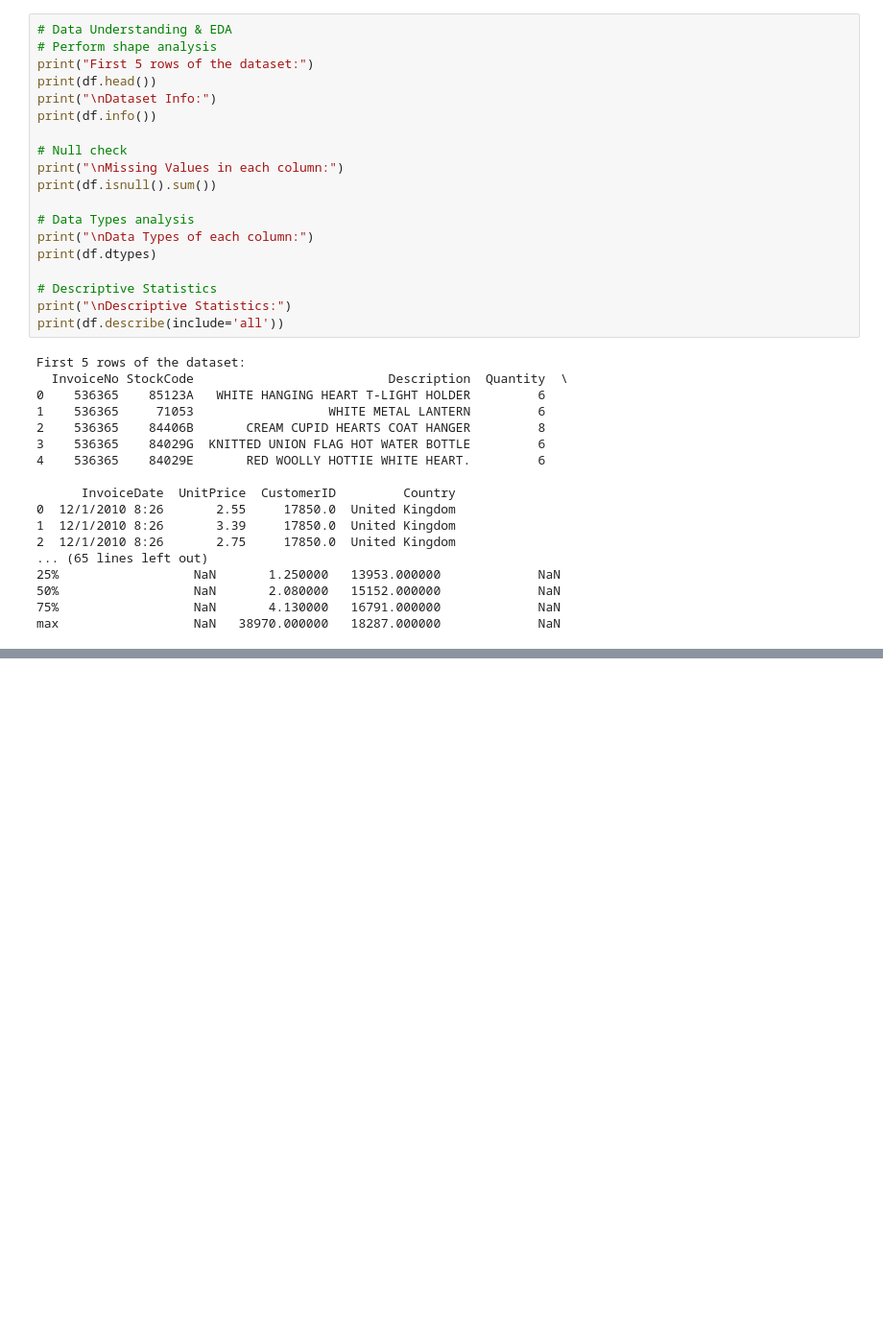
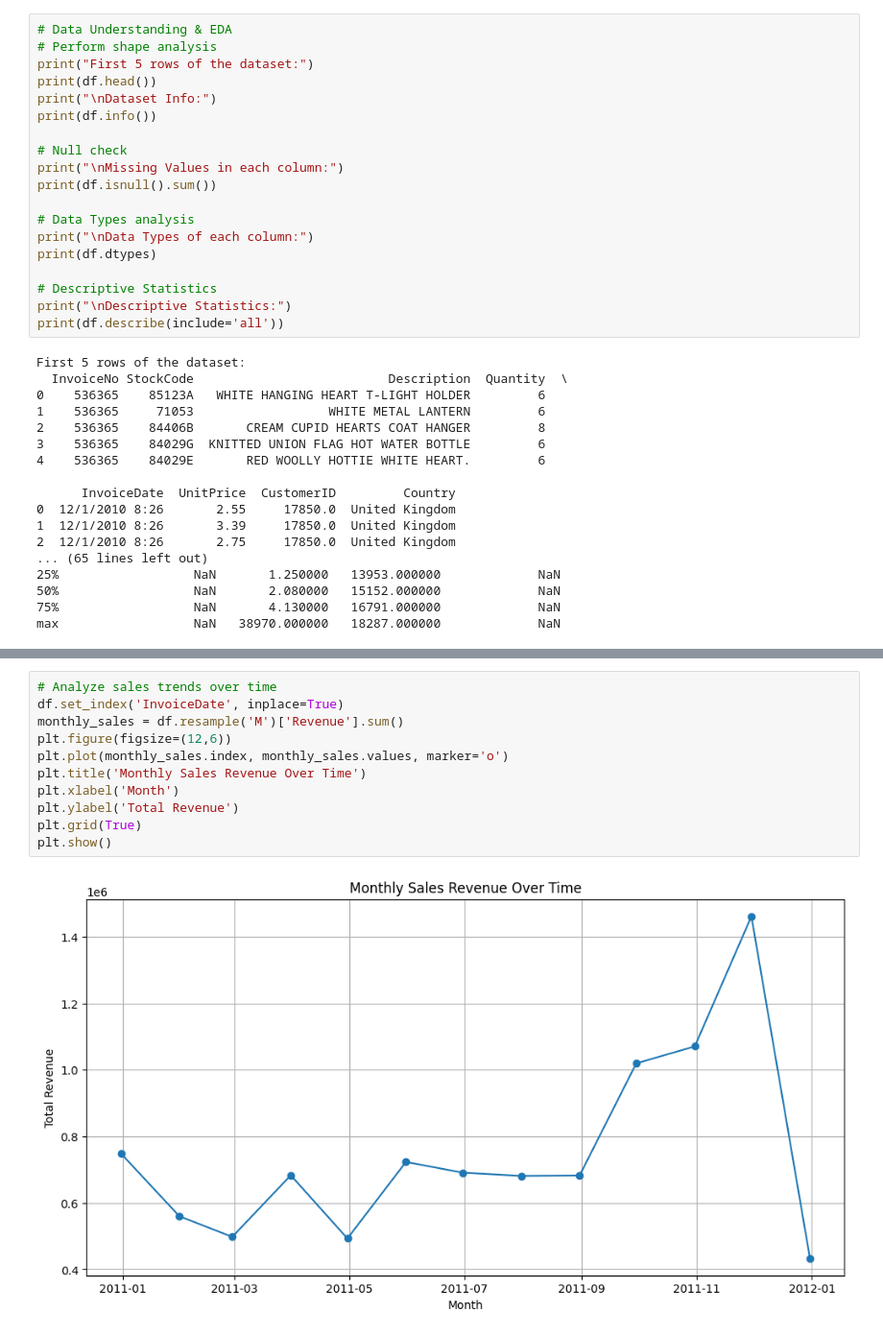
Before and after one commit to willlltrue/SCTP-Capstone-Project-Ecommerce-Data-Analysis, a Jupyter notebook: Project_File.ipynb, the cells around one changed output, grey strips where cells are left out. Shown at 96% size. Saved outputs shown, nothing was run; the diff lists cells and outputs as text; blank space fills up the shorter version.

```diff
--- a/Project_File.ipynb
+++ b/Project_File.ipynb
@@ -94,0 +186,13 @@ plt.show()
+# %%
+# Analyze sales trends over time
+df.set_index('InvoiceDate', inplace=True)
+monthly_sales = df.resample('M')['Revenue'].sum()
+plt.figure(figsize=(12,6))
+plt.plot(monthly_sales.index, monthly_sales.values, marker='o')
+plt.title('Monthly Sales Revenue Over Time')
+plt.xlabel('Month')
+plt.ylabel('Total Revenue')
+plt.grid(True)
+plt.show()
+# %% [output]
+[figure, added]
```
Also changed, not shown: parts of 16 cells of this notebook, 1 other file.
